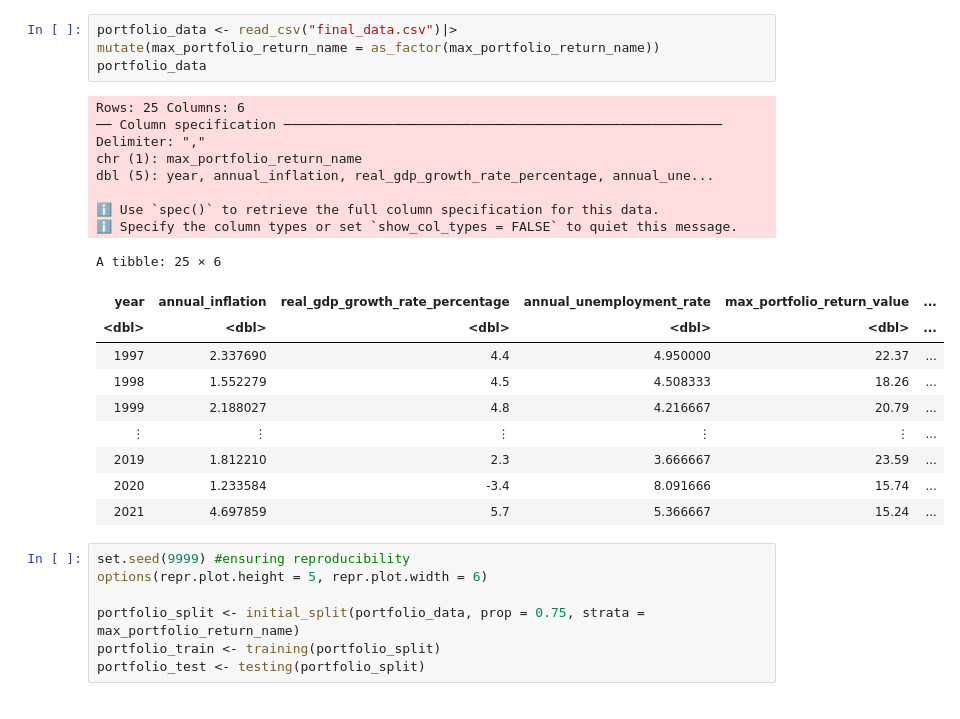
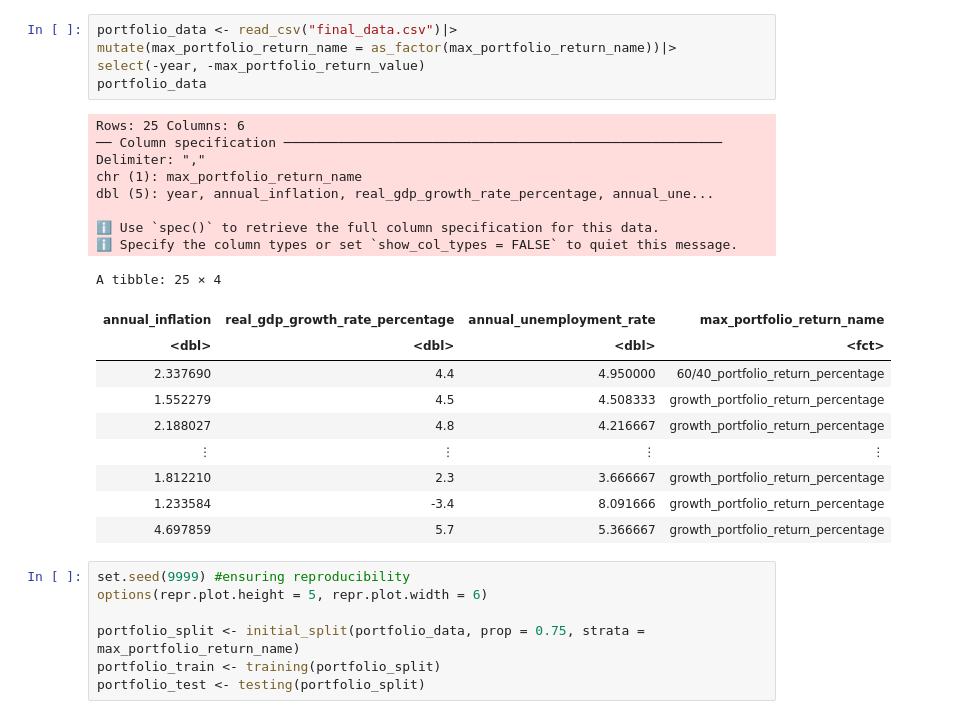
Before and after one commit to Arioniums/DSCI_100_125, a Jupyter notebook: KNN Classification Algorithm.ipynb, the cells around one changed output. Drawn from its saved outputs; the diff is of its cells as text.

```diff
--- a/KNN Classification Algorithm.ipynb
+++ b/KNN Classification Algorithm.ipynb
@@ -12,27 +27,28 @@ Warning message in file(filename, "r", encoding = encoding):
 ERROR: Error in file(filename, "r", encoding = encoding): cannot open the connection
 # %%
 portfolio_data <- read_csv("final_data.csv")|>
-mutate(max_portfolio_return_name = as_factor(max_portfolio_return_name))
+mutate(max_portfolio_return_name = as_factor(max_portfolio_return_name))|>
+select(-year, -max_portfolio_return_value)
 portfolio_data
 # %% [output]
 Rows: 25 Columns: 6
 ── Column specification ────────────────────────────────────────────────────────
 Delimiter: ","
 chr (1): max_portfolio_return_name
 dbl (5): year, annual_inflation, real_gdp_growth_rate_percentage, annual_une...
 
 ℹ Use `spec()` to retrieve the full column specification for this data.
 ℹ Specify the column types or set `show_col_types = FALSE` to quiet this message.
-A tibble: 25 × 6
+A tibble: 25 × 4
-| year | annual_inflation | real_gdp_growth_rate_percentage | annual_unemployment_rate | max_portfolio_return_value | ... |
-| <dbl> | <dbl> | <dbl> | <dbl> | <dbl> | ... |
-| 1997 | 2.337690 | 4.4 | 4.950000 | 22.37 | ... |
-| 1998 | 1.552279 | 4.5 | 4.508333 | 18.26 | ... |
-| 1999 | 2.188027 | 4.8 | 4.216667 | 20.79 | ... |
-| ⋮ | ⋮ | ⋮ | ⋮ | ⋮ | ... |
-| 2019 | 1.812210 | 2.3 | 3.666667 | 23.59 | ... |
-| 2020 | 1.233584 | -3.4 | 8.091666 | 15.74 | ... |
-| 2021 | 4.697859 | 5.7 | 5.366667 | 15.24 | ... |
+| annual_inflation | real_gdp_growth_rate_percentage | annual_unemployment_rate | max_portfolio_return_name |
+| <dbl> | <dbl> | <dbl> | <fct> |
+| 2.337690 | 4.4 | 4.950000 | 60/40_portfolio_return_percentage |
+| 1.552279 | 4.5 | 4.508333 | growth_portfolio_return_percentage |
+| 2.188027 | 4.8 | 4.216667 | growth_portfolio_return_percentage |
+| ⋮ | ⋮ | ⋮ | ⋮ |
+| 1.812210 | 2.3 | 3.666667 | growth_portfolio_return_percentage |
+| 1.233584 | -3.4 | 8.091666 | growth_portfolio_return_percentage |
+| 4.697859 | 5.7 | 5.366667 | growth_portfolio_return_percentage |
 # %%
 set.seed(9999) #ensuring reproducibility
 options(repr.plot.height = 5, repr.plot.width = 6)
```
Also changed, not shown: parts of 6 cells of this notebook.
